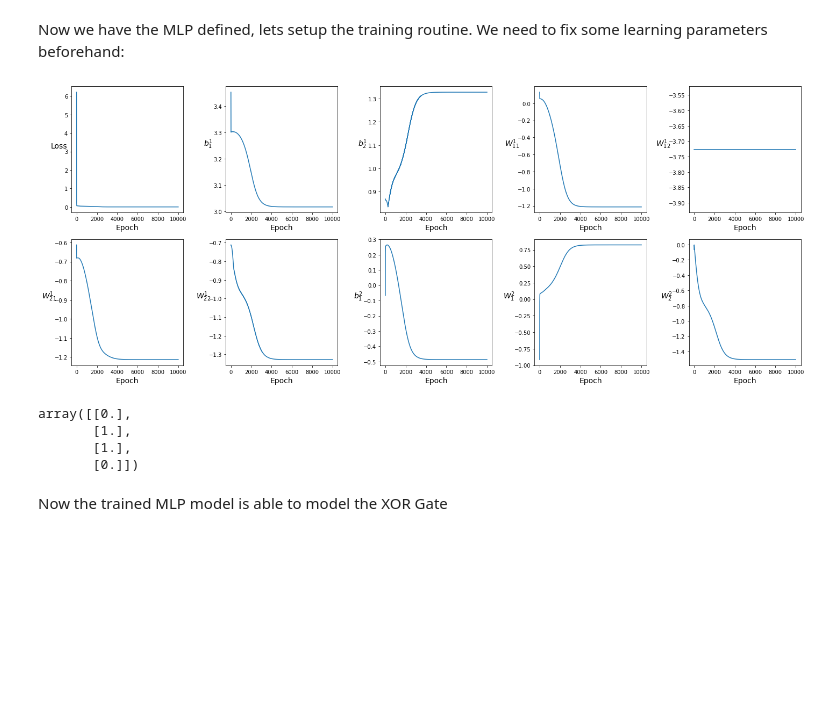
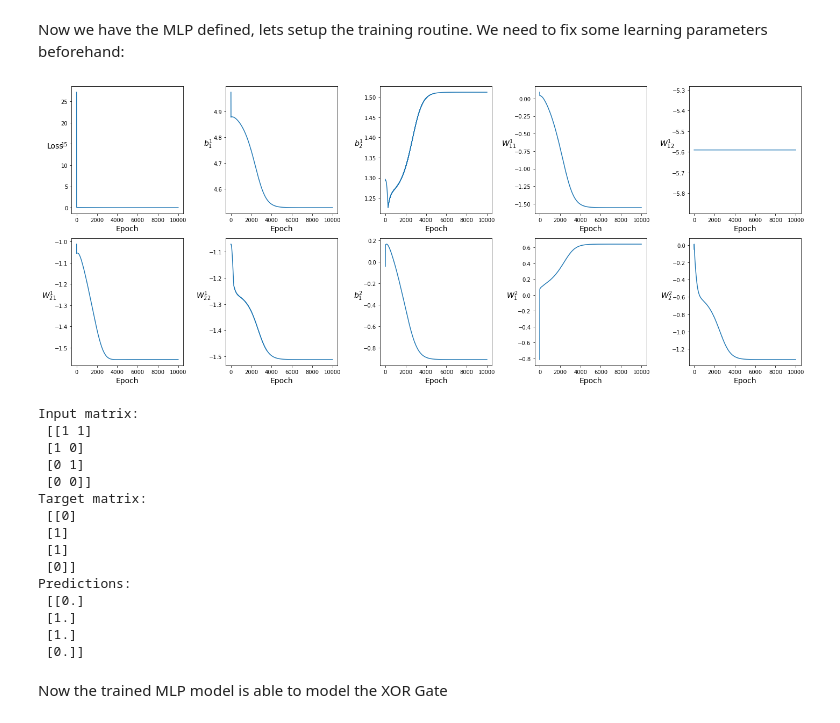
Before and after one commit to akinwilson/ground-up, a Jupyter notebook: Multi-layer-perceptron-learning-the-XOR-gate.ipynb, the cells around one changed output. Saved outputs shown, nothing was run; the diff lists cells and outputs as text; code cells hidden in the pictures; blank space fills up the shorter version.

```diff
--- a/Multi-layer-perceptron-learning-the-XOR-gate.ipynb
+++ b/Multi-layer-perceptron-learning-the-XOR-gate.ipynb
@@ -68,17 +69,15 @@ class MLP:
         hidden layer weights: (3,2) shape
         output weights:       (3,1) shape
         '''
-        n_in = 2
-        n_out = 1
-        Glorot_weight_init_scale =  2 # (2/( n_in + n_out))**(1/2)
-
+#         n_in = 2
+#         n_out = 1
+        Glorot_weight_init_scale =  3 # (2/( n_in + n_out))**(1/2)
         self.W1 = np.random.normal(loc=0.0,
                                    scale=Glorot_weight_init_scale,
                                    size=(3,2))
         self.W2 = np.random.normal(loc=0.0,
                                    scale=Glorot_weight_init_scale,
                                    size=(3,1))
-
     def activation(self,z):
         '''
         Rectified linear unit
@@ -205,17 +204,30 @@ def trainer(model, LR, MAX_EPOCH):
 # %%
 MAX_EPOCHS = 10000
 LR = 0.01
 
 model = MLP()
 model, loss_hist, W1_hist, W2_hist = trainer(model, LR,MAX_EPOCHS)
 
 plot_weight_convergence(loss_hist, W1_hist, W2_hist)
-np.around(model.forward(X)[-1], 0)
+print("Input matrix:\n", X)
+print("Target matrix:\n", Y)
+print("Predictions:\n", np.around(model.forward(X)[-1], 0))
 # %% [output]
-[figure, old version]
+[figure, new version]
-array([[0.],
-       [1.],
-       [1.],
-       [0.]])
+Input matrix:
+ [[1 1]
+ [1 0]
+ [0 1]
+ [0 0]]
+Target matrix:
+ [[0]
+ [1]
+ [1]
+ [0]]
+Predictions:
+ [[0.]
+ [1.]
+ [1.]
+ [0.]]
 # %% [markdown]
 Now the trained MLP model is able to model the XOR Gate
```
Also changed, not shown: parts of 1 cell of this notebook.
